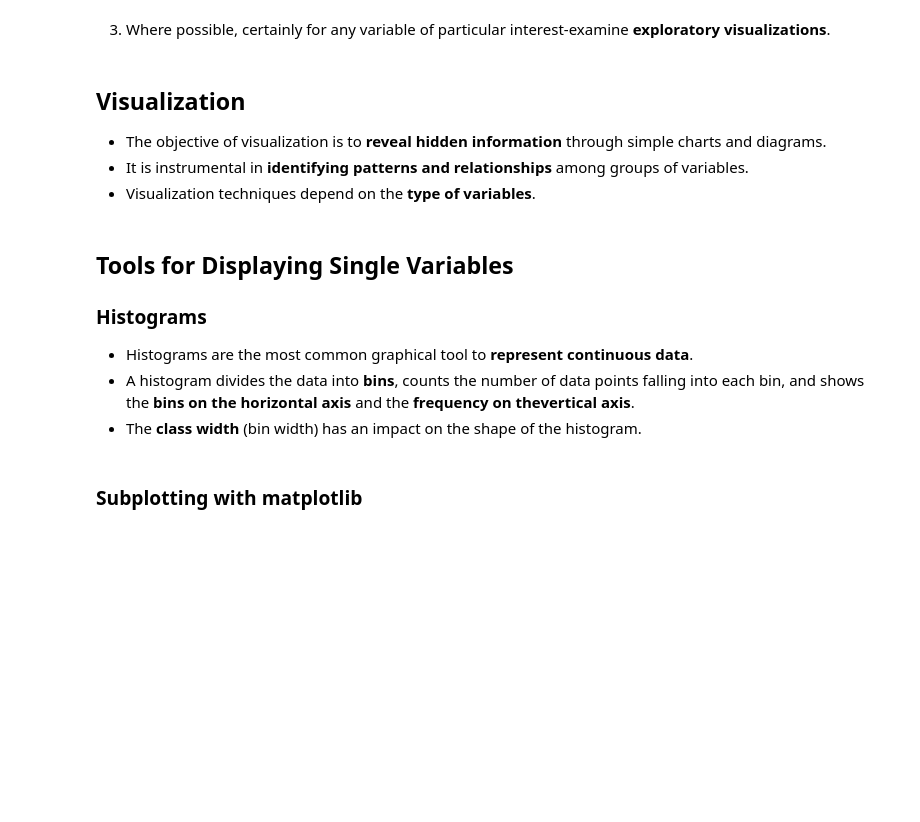
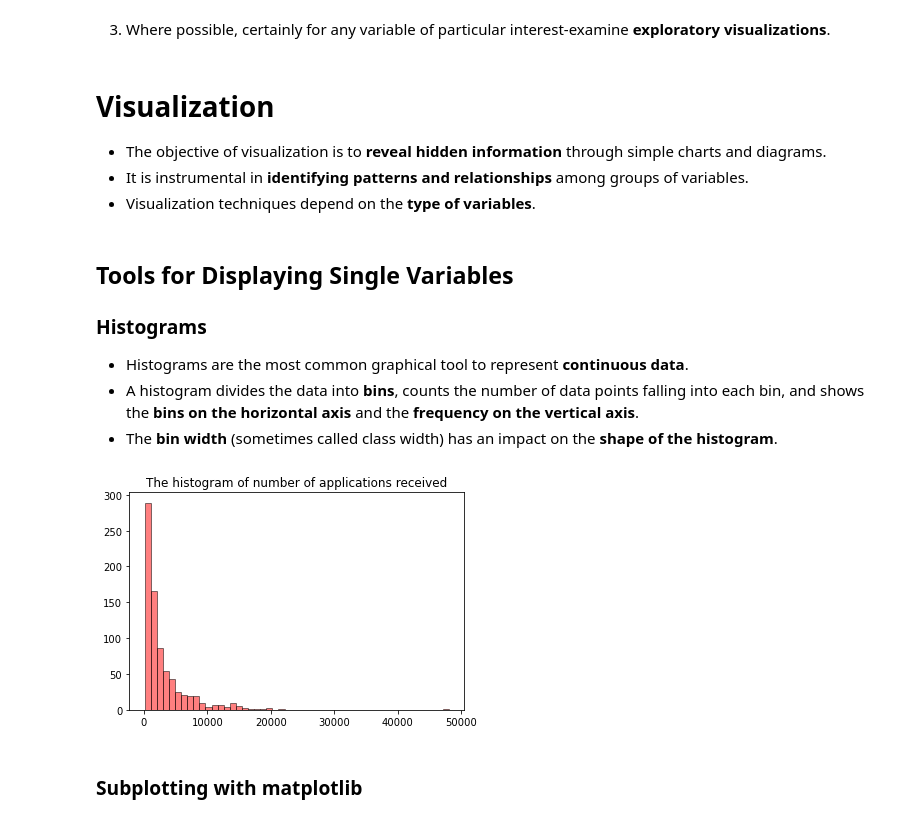
Before and after one commit to MAT555E-Fall22/MAT555E-Fall22.github.io, a Jupyter notebook: lectures/Week_01/Week_01_Eda_02.ipynb, the cells around one changed output. Saved outputs shown, nothing was run; the diff lists cells and outputs as text; code cells hidden in the pictures; blank space fills up the shorter version.

```diff
--- a/lectures/Week_01/Week_01_Eda_02.ipynb
+++ b/lectures/Week_01/Week_01_Eda_02.ipynb
@@ -8,7 +8,7 @@ date: "September 20, 2022"
 # %% [markdown]
 3. Where possible, certainly for any variable of particular interest-examine **exploratory visualizations**.
 # %% [markdown]
-## Visualization
+# Visualization
 
 - The objective of visualization is to **reveal hidden information** through simple charts and diagrams.
 - It is instrumental in **identifying patterns and relationships** among groups of variables.
@@ -18,18 +18,28 @@ date: "September 20, 2022"
 
 ### Histograms
 
-- Histograms are the most common graphical tool to **represent continuous data**.
-- A histogram divides the data into **bins**, counts the number of data points falling into each bin, and shows the **bins on the horizontal axis** and the **frequency on thevertical axis**.
-- The **class width** (bin width) has an impact on the shape of the histogram.
+- Histograms are the most common graphical tool to represent **continuous data**.
+- A histogram divides the data into **bins**, counts the number of data points falling into each bin, and shows the **bins on the horizontal axis** and the **frequency on the vertical axis**.
+- The **bin width** (sometimes called class width) has an impact on the **shape of the histogram**.
 # %%
 import warnings
 warnings.filterwarnings('ignore')
 # %%
-#For college_df, produce some histograms for a few of the quantitative variables.
-#change numbers of bins
-#first import the data into session
+#import the data set in the .csv file into your your current session
 import pandas as pd
-college_df = pd.read_csv("datasets/College.csv", index_col = 0)
+college_df = pd.read_csv("https://www.statlearning.com/s/College.csv", index_col = 0)
+# %%
+#https://matplotlib.org/stable/tutorials/introductory/pyplot.html
+import matplotlib.pyplot as plt
+#For college_df, produce some histograms for a few of the quantitative variables.
+#change numbers of bins
+n_bins = 50
+#the frequency of number applications decreases as magnitude increases
+plt.hist(college_df['Apps'], bins = n_bins, color = 'red', alpha = 0.5, edgecolor = 'black')
+plt.title('The histogram of number of applications received')
+plt.show()
+# %% [output]
+[figure, added]
 # %% [markdown]
 ### Subplotting with matplotlib
 # %% [markdown]
```
Also changed, not shown: parts of 15 cells of this notebook, 28 other files.
